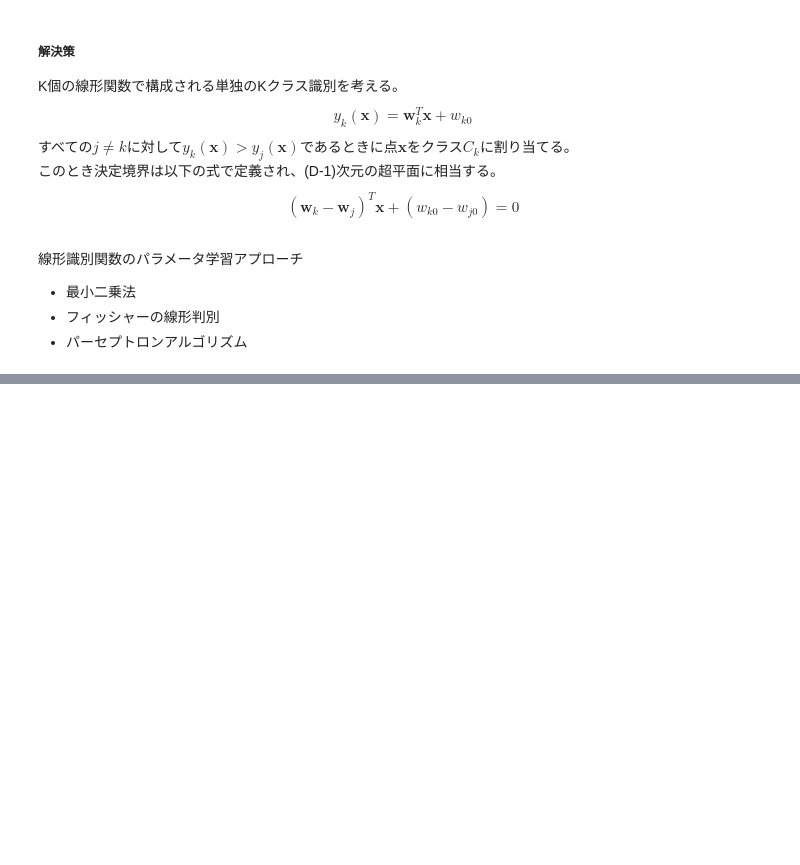
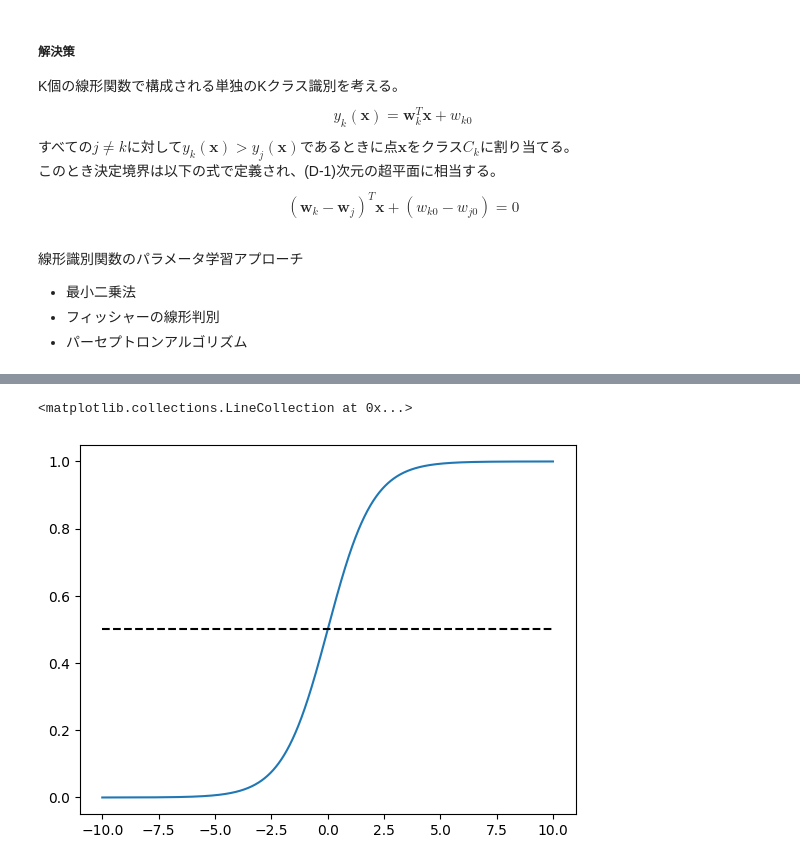
Before and after one commit to arata234/PRML, a Jupyter notebook: cp4_linear_classification_model.ipynb, the cells around one changed output, grey strips where cells are left out. Cells and saved outputs as stored; diff of their text form; code cells hidden in the pictures; blank space fills up the shorter version.

```diff
--- a/cp4_linear_classification_model.ipynb
+++ b/cp4_linear_classification_model.ipynb
@@ -81,0 +215,14 @@ $$
+# %%
+import numpy as np
+import matplotlib.pyplot as plt
+
+def logistic_sigmoid(a):
+    return 1 / (1 + np.exp(-a))
+
+x = np.arange(-10, 10, 0.01)
+y = logistic_sigmoid(x)
+plt.plot(x, y)
+plt.hlines(y=0.5, xmin=-10, xmax=10, linestyles="--", colors="black")
+# %% [output]
+<matplotlib.collections.LineCollection at 0x...>
+[figure, added]
```
Also changed, not shown: parts of 27 cells of this notebook, 2 other files.
